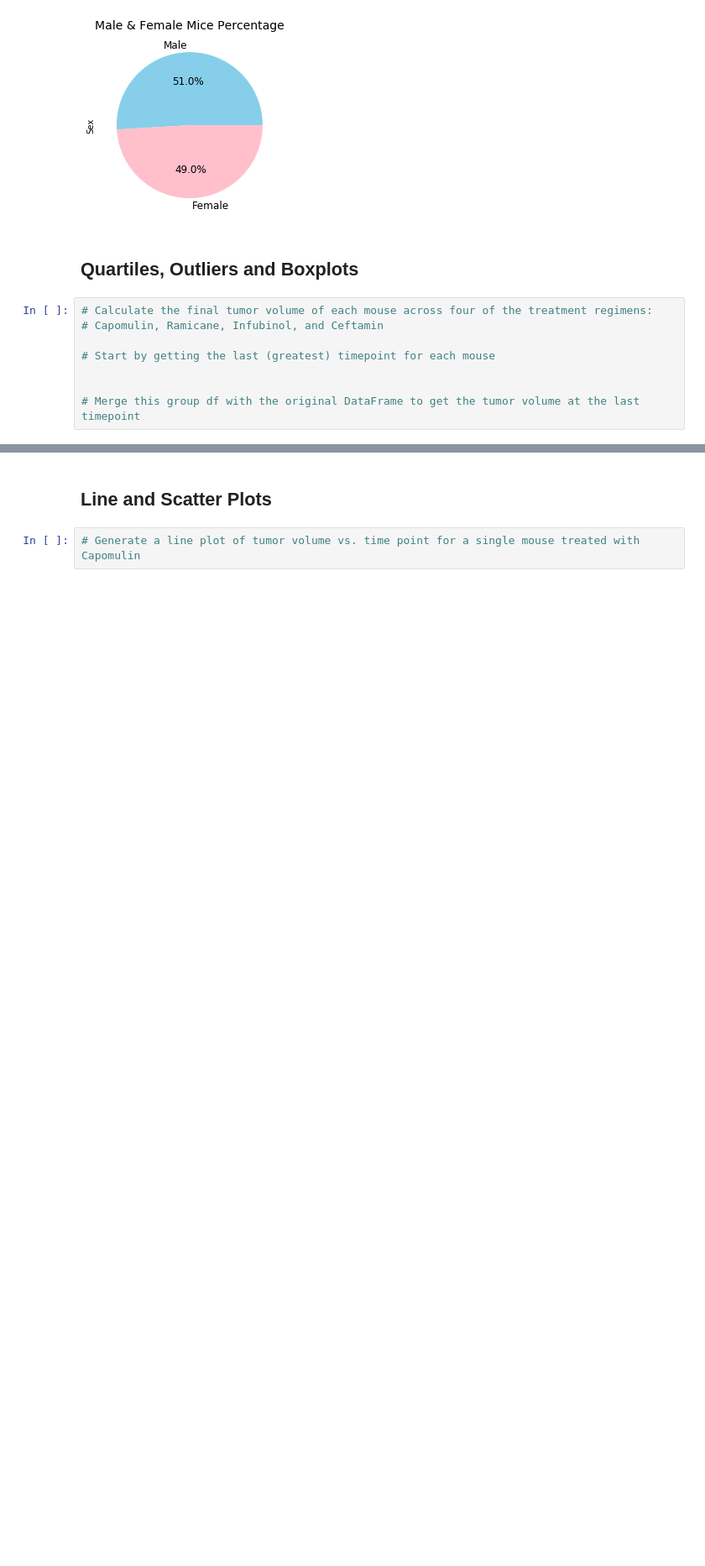
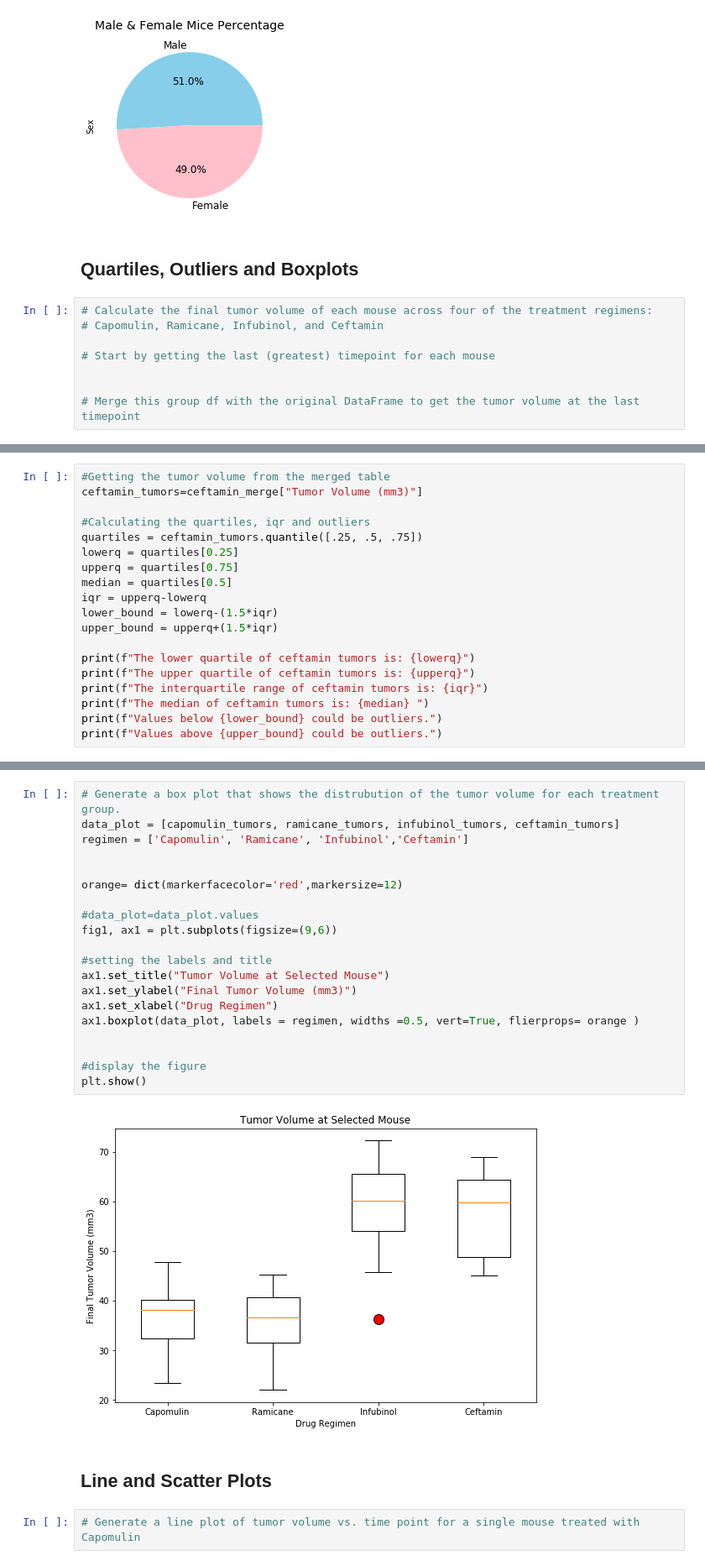
Before and after one commit to Sushil100040/Matplotlib_challenge, a Jupyter notebook: Pymaceuticals/pymaceuticals_starter.ipynb, the cells around one changed output, grey strips where cells are left out. Shown: that part at 84% size. Drawn from its saved outputs; the diff is of its cells as text; blank space fills up the shorter version.

```diff
--- a/Pymaceuticals/pymaceuticals_starter.ipynb
+++ b/Pymaceuticals/pymaceuticals_starter.ipynb
@@ -297,0 +443,19 @@ Ceftamin's potential outliers: Series([], Name: Tumor Volume (mm3), dtype: float
+# %%
+#Getting the tumor volume from the merged table
+ceftamin_tumors=ceftamin_merge["Tumor Volume (mm3)"]
+
+#Calculating the quartiles, iqr and outliers
+quartiles = ceftamin_tumors.quantile([.25, .5, .75])
+lowerq = quartiles[0.25]
+upperq = quartiles[0.75]
+median = quartiles[0.5]
+iqr = upperq-lowerq
+lower_bound = lowerq-(1.5*iqr)
+upper_bound = upperq+(1.5*iqr)
+
+print(f"The lower quartile of ceftamin tumors is: {lowerq}")
+print(f"The upper quartile of ceftamin tumors is: {upperq}")
+print(f"The interquartile range of ceftamin tumors is: {iqr}")
+print(f"The median of ceftamin tumors is: {median} ")
+print(f"Values below {lower_bound} could be outliers.")
+print(f"Values above {upper_bound} could be outliers.")
@@ -298,3 +469,25 @@ Ceftamin's potential outliers: Series([], Name: Tumor Volume (mm3), dtype: float
+# %%
+# Generate a box plot that shows the distrubution of the tumor volume for each treatment group.
+data_plot = [capomulin_tumors, ramicane_tumors, infubinol_tumors, ceftamin_tumors]
+regimen = ['Capomulin', 'Ramicane', 'Infubinol','Ceftamin']
+
+
+orange= dict(markerfacecolor='red',markersize=12)
+
+#data_plot=data_plot.values
+fig1, ax1 = plt.subplots(figsize=(9,6))
+
+#setting the labels and title
+ax1.set_title("Tumor Volume at Selected Mouse")
+ax1.set_ylabel("Final Tumor Volume (mm3)")
+ax1.set_xlabel("Drug Regimen")
+ax1.boxplot(data_plot, labels = regimen, widths =0.5, vert=True, flierprops= orange )
+
+
+#display the figure
+plt.show()
+# %% [output]
+[figure, added]
 # %% [markdown]
 ## Line and Scatter Plots
 # %%
```
Also changed, not shown: parts of 14 cells of this notebook.
